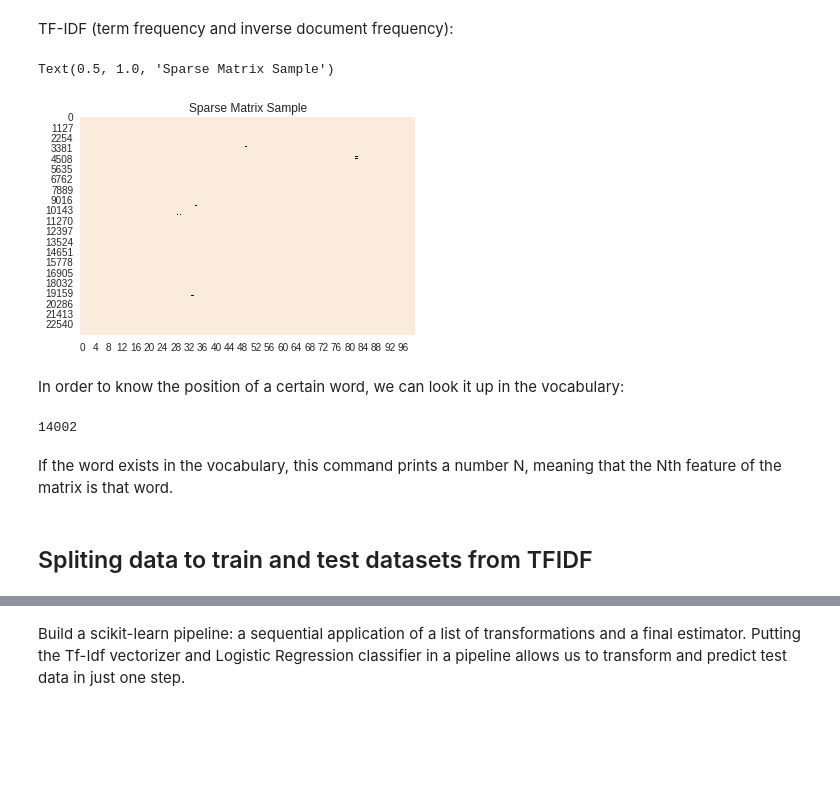
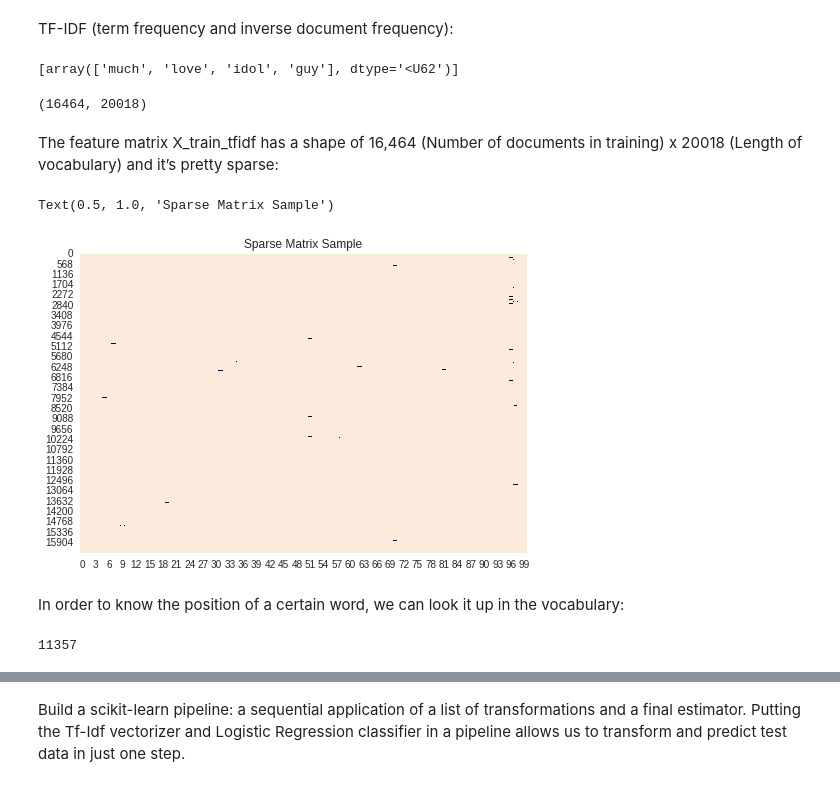
Before and after one commit to miladrezazadeh/twitter_depression_detection, a Jupyter notebook: notebooks/modeling.ipynb, the cells around one changed output, grey strips where cells are left out. Saved outputs shown, nothing was run; the diff lists cells and outputs as text; code cells hidden in the pictures; blank space fills up the shorter version.

```diff
--- a/notebooks/modeling.ipynb
+++ b/notebooks/modeling.ipynb
@@ -103,0 +366,3 @@ array([[0, 0, 0, ..., 0, 0, 0],
+# %%
+## split dataset to train and test
+X_train, X_test, y_train, y_test = train_test_split(df_all['clean_text'], df_all['label'], test_size=0.3, random_state= 42)
@@ -113,5 +377,7 @@ TF-IDF (term frequency and inverse document frequency):
 # %%
 ## Creating the TF-IDF model
 cv = TfidfVectorizer()
-X_tfidf = cv.fit_transform(df_all['clean_text'].apply(lambda x: np.str_(x)))
+cv.fit(X_train.to_list())
 dic_vocabulary = cv.vocabulary_
+# %%
+X_train_tfidf = cv.transform(X_train.to_list())
@@ -117,0 +386,8 @@ dic_vocabulary = cv.vocabulary_
+# %%
+cv.inverse_transform(X_test_tfidf[0])
+# %% [output]
+[array(['much', 'love', 'idol', 'guy'], dtype='<U62')]
+# %%
+X_train_tfidf.shape
+# %% [output]
+(16464, 20018)
@@ -118,16 +399,14 @@ dic_vocabulary = cv.vocabulary_
+# %% [markdown]
+The feature matrix X_train_tfidf has a shape of 16,464 (Number of documents in training) x 20018 (Length of vocabulary) and it’s pretty sparse:
 # %%
-sns.heatmap(X_tfidf.todense()[:,np.random.randint(0,X_tfidf.shape[1],100)]==0, vmin=0, vmax=1, cbar=False).set_title('Sparse Matrix Sample')
+sns.heatmap(X_train_tfidf.todense()[:,np.random.randint(0,X_train_tfidf.shape[1],100)]==0, vmin=0, vmax=1, cbar=False).set_title('Sparse Matrix Sample')
 # %% [output]
 Text(0.5, 1.0, 'Sparse Matrix Sample')
-[figure, old version]
+[figure, new version]
 # %% [markdown]
 In order to know the position of a certain word, we can look it up in the vocabulary:
 # %%
 word = "mental"
 dic_vocabulary[word]
 # %% [output]
-14002
+11357
-# %% [markdown]
-If the word exists in the vocabulary, this command prints a number N, meaning that the Nth feature of the matrix is that word.
-# %% [markdown]
-## Spliting data to train and test datasets from TFIDF
```
Also changed, not shown: parts of 108 cells of this notebook, 1 other file.
